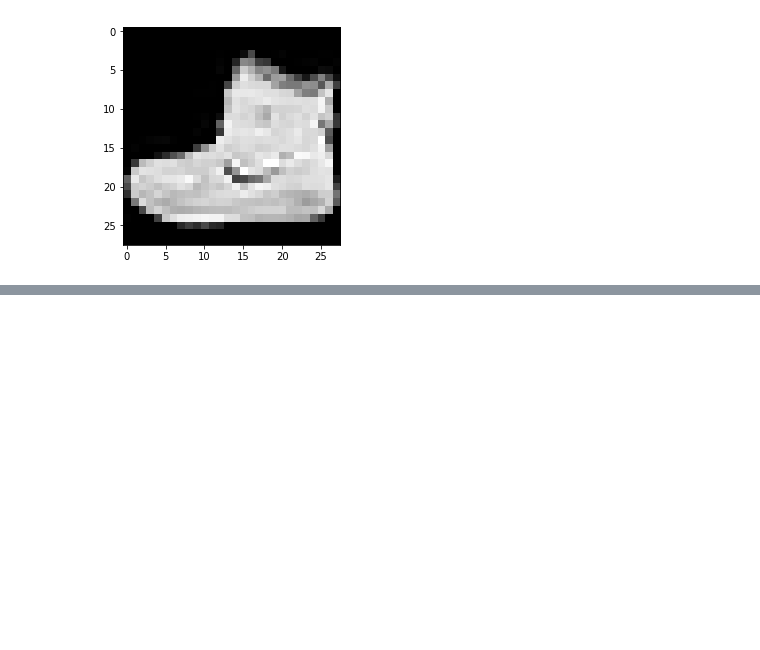
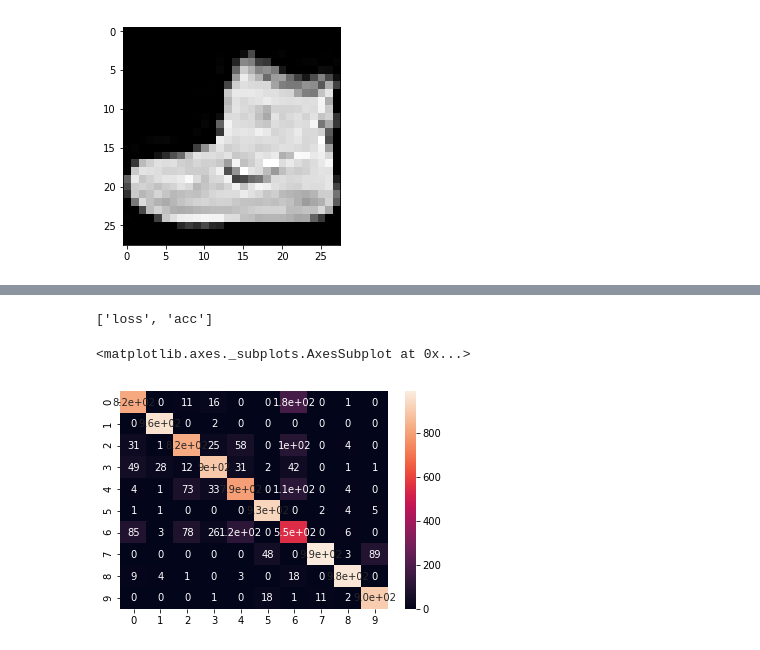
Before and after one commit to aayushrai/Fashion_Recognization, a Jupyter notebook: fashion_mnist.ipynb, the cells around one changed output, grey strips where cells are left out. Cells and saved outputs as stored; diff of their text form; code cells hidden in the pictures; blank space fills up the shorter version.

```diff
--- a/fashion_mnist.ipynb
+++ b/fashion_mnist.ipynb
@@ -55,5 +81,5 @@ model.add(Dense(output_dim=10,activation="sigmoid"))
 # %%
-model.compile(optimizer=Adam(),loss="sparse_categorical_crossentropy",metrics=["accuracy"])
+model.compile(optimizer="adam",loss="categorical_crossentropy",metrics=["accuracy"])
 # %%
 model.summary()
 # %% [output]
@@ -136,0 +167,2 @@ plt.legend(["train","test"])
+# %%
+prediction = model.predict_classes(x_test)
@@ -136,0 +178,6 @@ plt.legend(["train","test"])
+# %%
+model.metrics_names
+# %% [output]
+['loss', 'acc']
+# %%
+cf = confusion_matrix(prediction,y_test1)
@@ -136,0 +186,5 @@ plt.legend(["train","test"])
+# %%
+sns.heatmap(cf,annot=True)
+# %% [output]
+<matplotlib.axes._subplots.AxesSubplot at 0x...>
+[figure, added]
```
Also changed, not shown: parts of 14 cells of this notebook, 3 other files.
